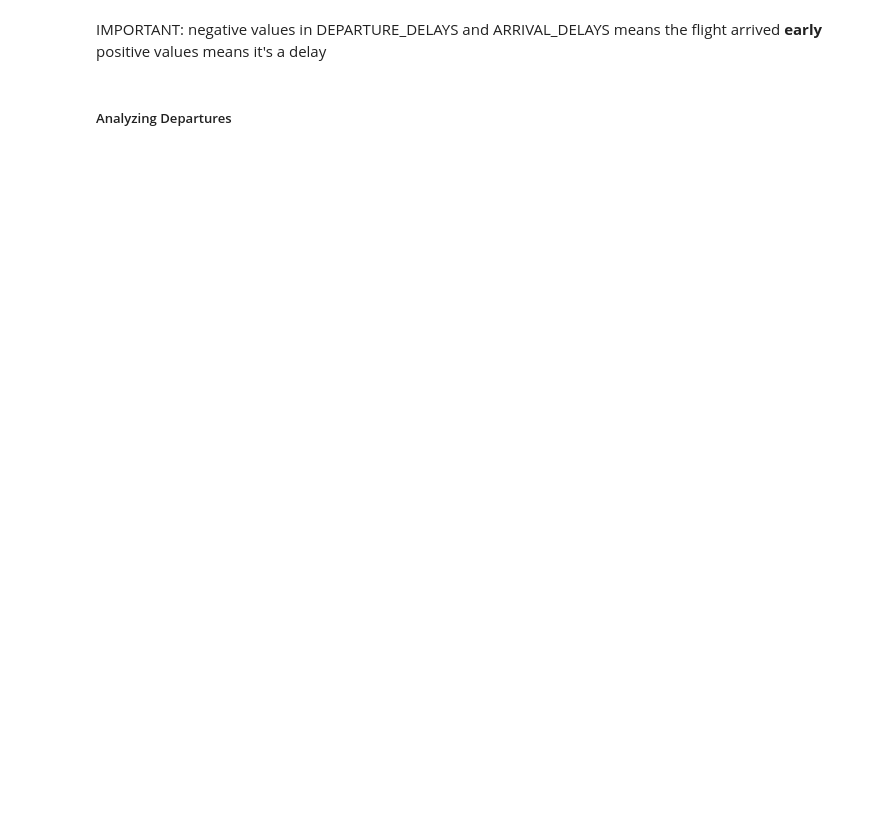
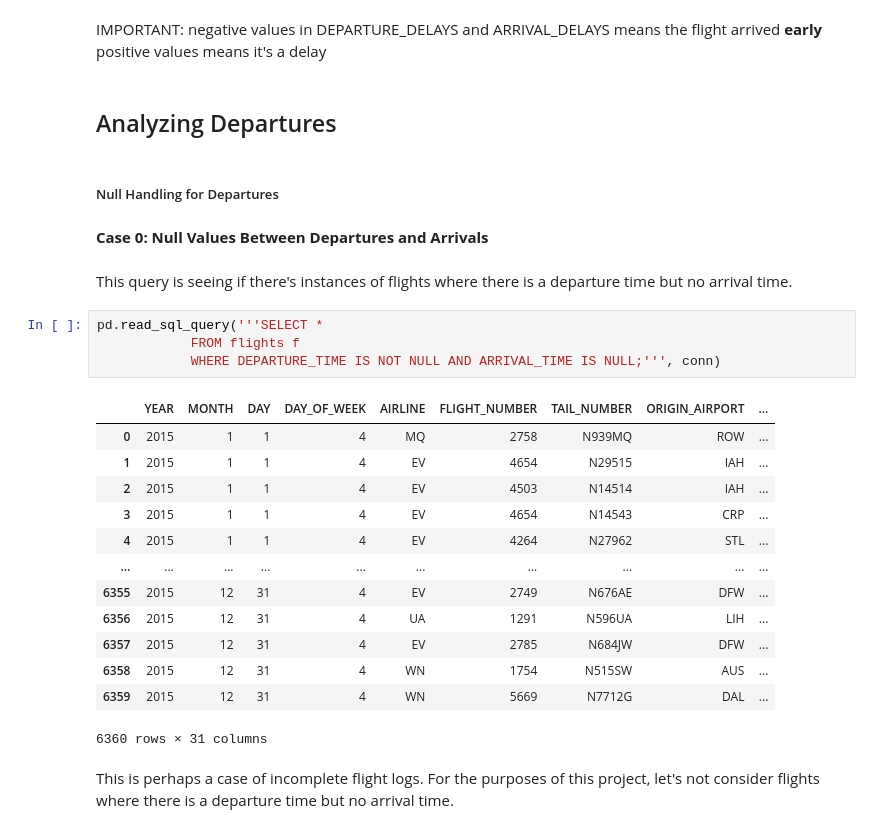
Before and after one commit to theemailofcameronwallace-code/forge-flight-delay-analysis, a Jupyter notebook: notebooks/Aniqa'sNotebook.ipynb, the cells around one changed output. Saved outputs shown, nothing was run; the diff lists cells and outputs as text; blank space fills up the shorter version.

```diff
--- a/notebooks/Aniqa'sNotebook.ipynb
+++ b/notebooks/Aniqa'sNotebook.ipynb
@@ -100,4 +102,30 @@ PRAGMA table_info(flights);
 IMPORTANT: negative values in DEPARTURE_DELAYS and ARRIVAL_DELAYS means the flight arrived **early**
 positive values means it's a delay
 # %% [markdown]
-<h5> Analyzing Departures
+<h2> Analyzing Departures
+# %% [markdown]
+<h5> Null Handling for Departures
+# %% [markdown]
+**Case 0: Null Values Between Departures and Arrivals**
+# %% [markdown]
+This query is seeing if there's instances of flights where there is a departure time but no arrival time.
+# %%
+pd.read_sql_query('''SELECT *
+            FROM flights f
+            WHERE DEPARTURE_TIME IS NOT NULL AND ARRIVAL_TIME IS NULL;''', conn)
+# %% [output]
+|  | YEAR | MONTH | DAY | DAY_OF_WEEK | AIRLINE | FLIGHT_NUMBER | TAIL_NUMBER | ORIGIN_AIRPORT | ... |
+| 0 | 2015 | 1 | 1 | 4 | MQ | 2758 | N939MQ | ROW | ... |
+| 1 | 2015 | 1 | 1 | 4 | EV | 4654 | N29515 | IAH | ... |
+| 2 | 2015 | 1 | 1 | 4 | EV | 4503 | N14514 | IAH | ... |
+| 3 | 2015 | 1 | 1 | 4 | EV | 4654 | N14543 | CRP | ... |
+| 4 | 2015 | 1 | 1 | 4 | EV | 4264 | N27962 | STL | ... |
+| ... | ... | ... | ... | ... | ... | ... | ... | ... | ... |
+| 6355 | 2015 | 12 | 31 | 4 | EV | 2749 | N676AE | DFW | ... |
+| 6356 | 2015 | 12 | 31 | 4 | UA | 1291 | N596UA | LIH | ... |
+| 6357 | 2015 | 12 | 31 | 4 | EV | 2785 | N684JW | DFW | ... |
+| 6358 | 2015 | 12 | 31 | 4 | WN | 1754 | N515SW | AUS | ... |
+| 6359 | 2015 | 12 | 31 | 4 | WN | 5669 | N7712G | DAL | ... |
+6360 rows × 31 columns
+# %% [markdown]
+This is perhaps a case of incomplete flight logs. For the purposes of this project, let's not consider flights where there is a departure time but no arrival time.
```
Also changed, not shown: parts of 53 cells of this notebook.
